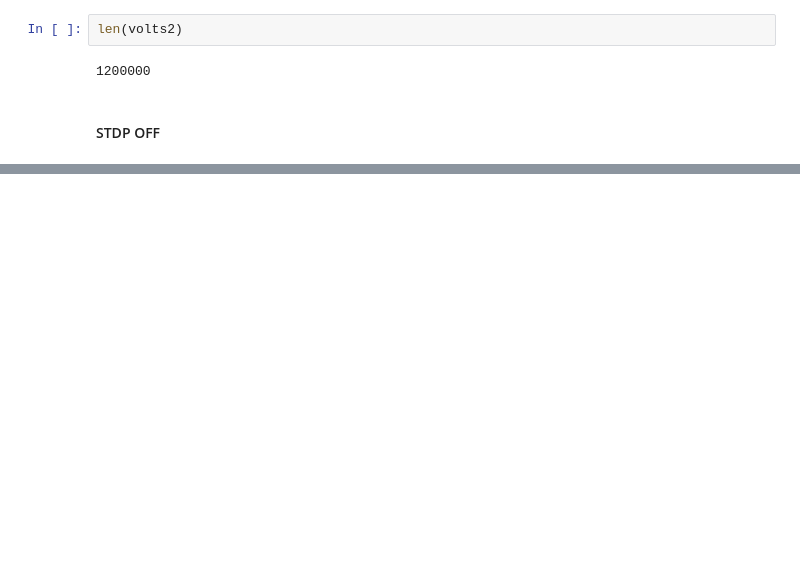
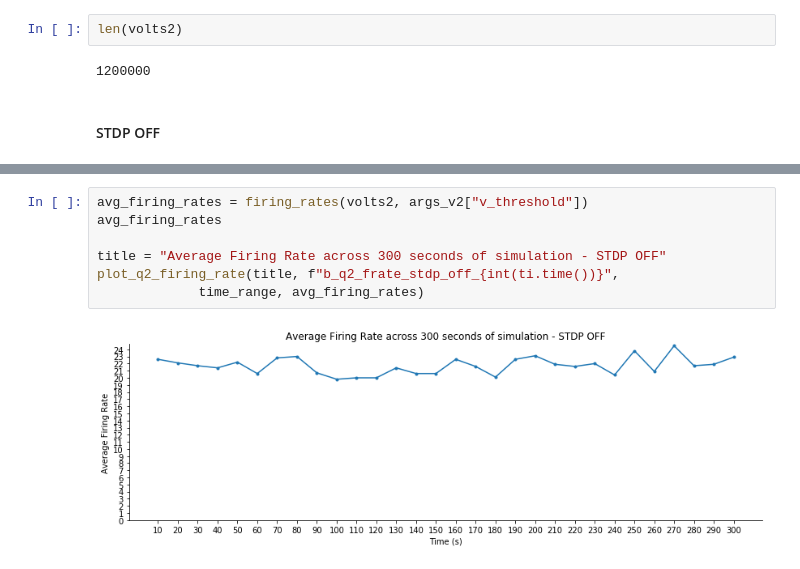
Before and after one commit to leanguardia/cneuroscience-cws, a Jupyter notebook: 3-LIF-Plasticity/B-Synapses.ipynb, the cells around one changed output, grey strips where cells are left out. Saved outputs shown, nothing was run; the diff lists cells and outputs as text; blank space fills up the shorter version.

```diff
--- a/3-LIF-Plasticity/B-Synapses.ipynb
+++ b/3-LIF-Plasticity/B-Synapses.ipynb
@@ -297,0 +318,9 @@ args_stdp['enabled'] = False
+# %%
+avg_firing_rates = firing_rates(volts2, args_v2["v_threshold"])
+avg_firing_rates
+
+title = "Average Firing Rate across 300 seconds of simulation - STDP OFF"
+plot_q2_firing_rate(title, f"b_q2_frate_stdp_off_{int(ti.time())}",
+             time_range, avg_firing_rates)
+# %% [output]
+[figure, added]
```
Also changed, not shown: parts of 11 cells of this notebook.
